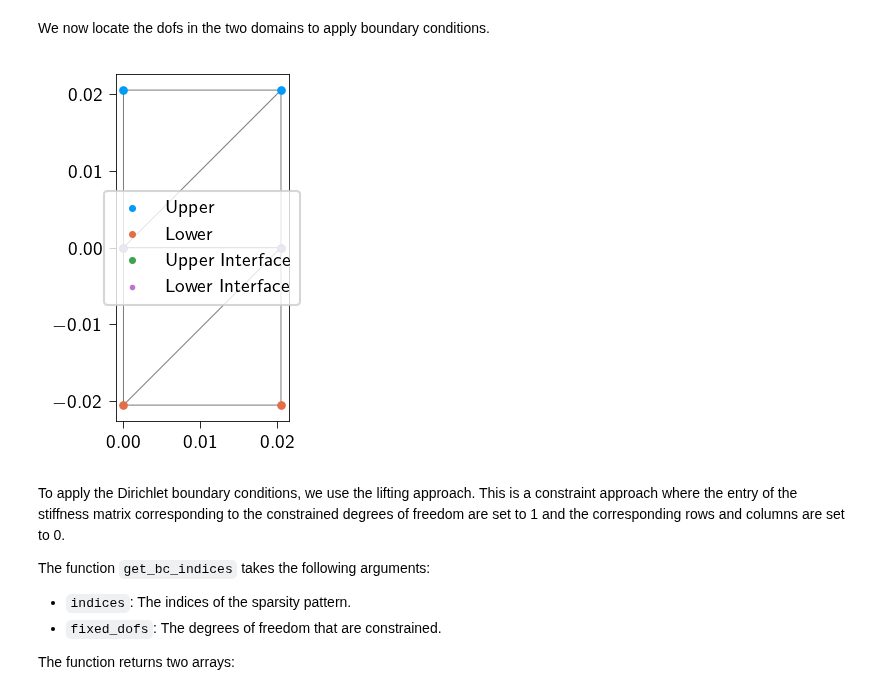
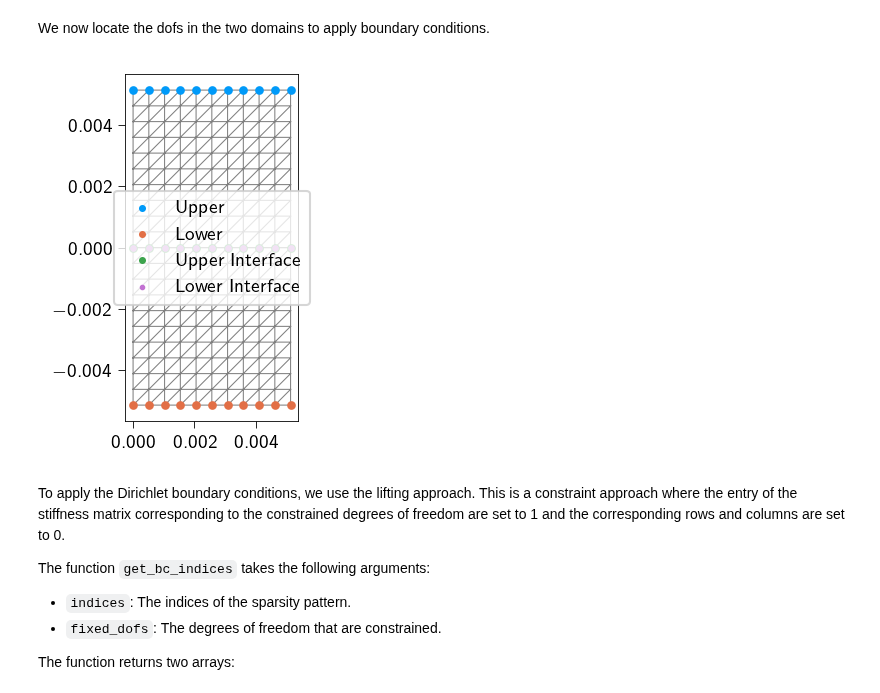
Before and after one commit to smec-ethz/tatva, a Jupyter notebook: examples/notebooks/quasistatic_fracture.ipynb, the cells around one changed output. Saved outputs shown, nothing was run; the diff lists cells and outputs as text; code cells hidden in the pictures.

```diff
--- a/examples/notebooks/quasistatic_fracture.ipynb
+++ b/examples/notebooks/quasistatic_fracture.ipynb
@@ -44,7 +44,7 @@ infinity is given by:
 
 $$\sigma_{\infty} = \epsilon /E_\text{eff}$$
 # %%
-prestrain = 0.1
+prestrain = 0.2
 nu = 0.35
 
 E = 106e3  # N/m^2
@@ -136,8 +136,8 @@ def generate_mesh_with_line_elements(
 
     return coords, elements_2d, jnp.unique(jnp.array(elements_1d), axis=0)
 # %%
-Nx = 1  # Number of elements in X
-Ny = 1  # Number of elements in Y
+Nx = 10  # Number of elements in X
+Ny = 10  # Number of elements in Y
 Lx = 4 * L_G  # Length in X
 Ly = 4 * L_G  # Length in Y
 
@@ -500,6 +502,15 @@ fixed_dofs = jnp.concatenate(
         2 * upper_nodes + 1,
         2 * lower_nodes,
         2 * lower_nodes + 1,
+    ]
+)
+
+cohesive_dofs = jnp.concatenate(
+    [
+        2 * upper_interface_nodes,
+        2 * upper_interface_nodes + 1,
+        2 * lower_interface_nodes,
+        2 * lower_interface_nodes + 1,
     ]
 )
 
@@ -513,34 +524,34 @@ prescribed_values = prescribed_values.at[2 * lower_nodes + 1].set(-applied_disp
 
 free_dofs = jnp.setdiff1d(jnp.arange(n_dofs), fixed_dofs)
 
 
 # We plot the mesh the nodes that are fixed on the left and right edges.
 
 plt.style.use(STYLE_PATH)
 plt.figure(figsize=(6, 3))
 ax = plt.axes()
 ax.triplot(coords[:, 0], coords[:, 1], elements, color="grey", lw=0.5)
 
 ax.scatter(coords[upper_nodes, 0], coords[upper_nodes, 1], s=10, label="Upper")
 ax.scatter(coords[lower_nodes, 0], coords[lower_nodes, 1], s=10, label="Lower")
 ax.scatter(
     coords[upper_interface_nodes, 0],
     coords[upper_interface_nodes, 1],
     s=10,
     label="Upper Interface",
 )
 ax.scatter(
     coords[lower_interface_nodes, 0],
     coords[lower_interface_nodes, 1],
     s=5,
     label="Lower Interface",
 )
 ax.legend()
 ax.set_aspect("equal")
 ax.legend(loc="center")
 plt.show()
 # %% [output]
-[figure, old version]
+[figure, new version]
 # %% [markdown]
 To apply the Dirichlet boundary conditions, we use the lifting approach. This is a constraint approach where the entry of the stiffness matrix corresponding to the constrained degrees of freedom are set to 1 and the corresponding rows and columns are set to 0.
 
```
Also changed, not shown: parts of 9 cells of this notebook.
